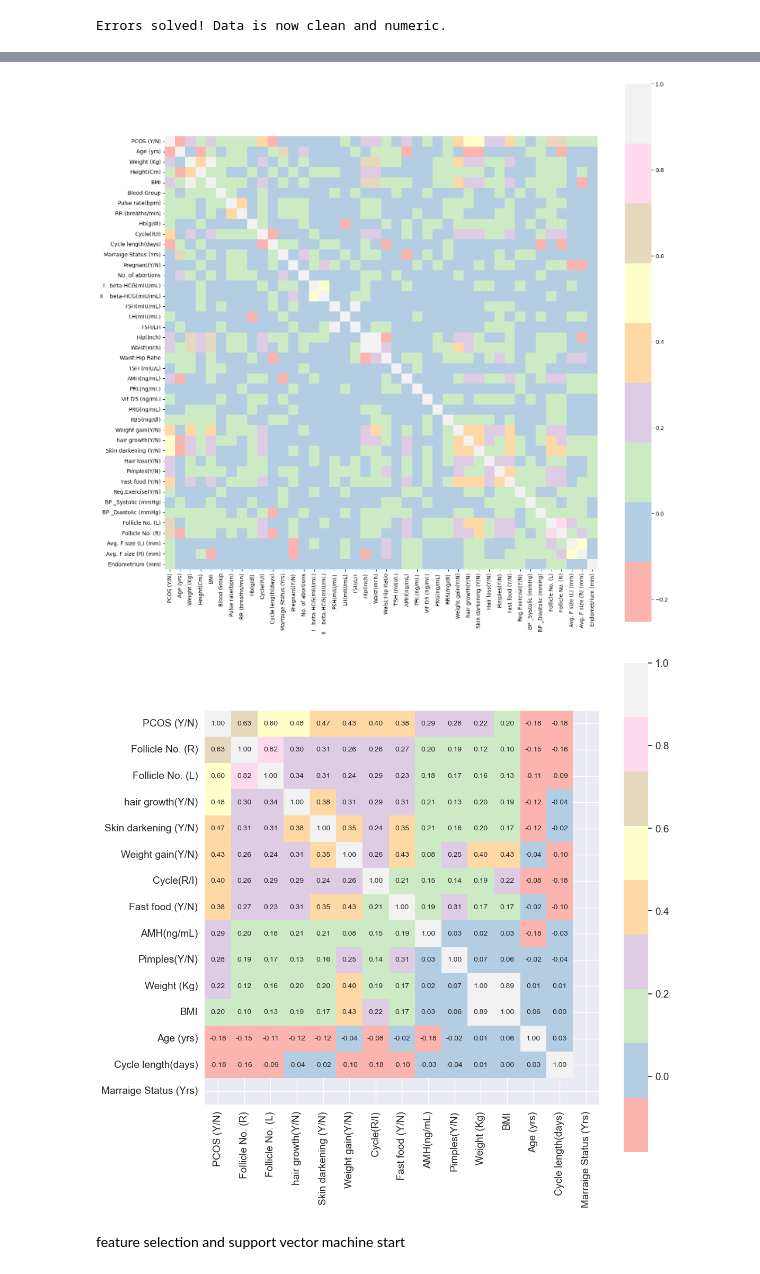
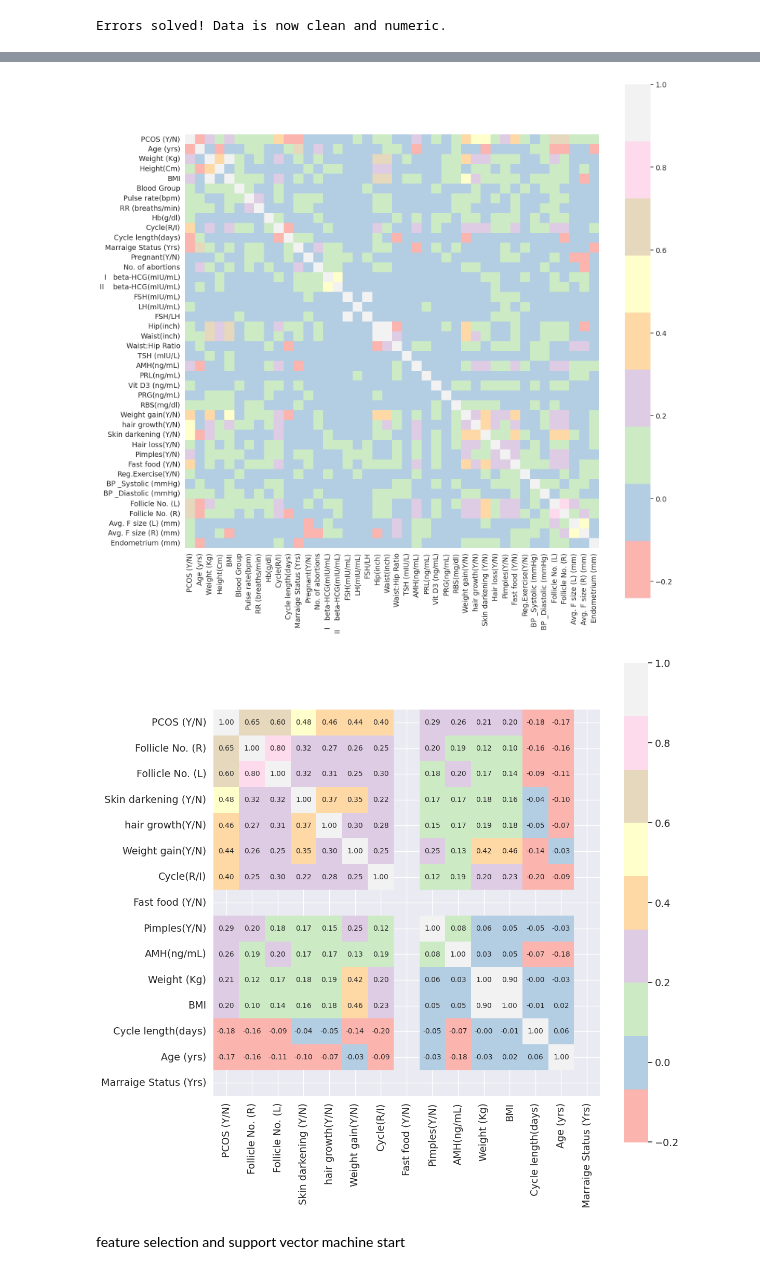
Before and after one commit to nanknee/PCOS-KA-OS, a Jupyter notebook: pcosdetection.ipynb, the cells around one changed output, grey strips where cells are left out. Saved outputs shown, nothing was run; the diff lists cells and outputs as text; code cells hidden in the pictures.

```diff
--- a/pcosdetection.ipynb
+++ b/pcosdetection.ipynb
@@ -55,9 +13,5 @@ df.head()
 # %%
-#data cleaning
-import pandas as pd
-
-# Load
-df1 = pd.read_csv(r'dataset\PCOS_extended_dataset.csv')
+df1 = pd.read_csv(r'/workspaces/PCOS-KA-OS/PCOS_data.csv')
 
 df1.columns = df1.columns.str.strip()
 
@@ -109,10 +63,10 @@ df1.describe()
 8 rows × 42 columns
 # %%
-corrmat = df1.corr()
+corrmat = df1.corr(numeric_only=True)
 plt.subplots(figsize=(18,18))
 sns.heatmap(corrmat,cmap="Pastel1", square=True);
 # %% [output]
-[figure, old version]
+[figure, new version]
 # %%
 plt.figure(figsize=(12,12))
 k = 12 #number of variables with positive for heatmap
@@ -126,6 +80,6 @@ sns.set(font_scale=1.25)
 hm = sns.heatmap(cm, cbar=True,cmap="Pastel1", annot=True, square=True, fmt='.2f', annot_kws={'size': 10}, yticklabels=cols.values, xticklabels=cols.values)
 plt.show()
 # %% [output]
-[figure, old version]
+[figure, new version]
 # %% [markdown]
 feature selection and support vector machine start
```
Also changed, not shown: parts of 14 cells of this notebook, 5 other files.
